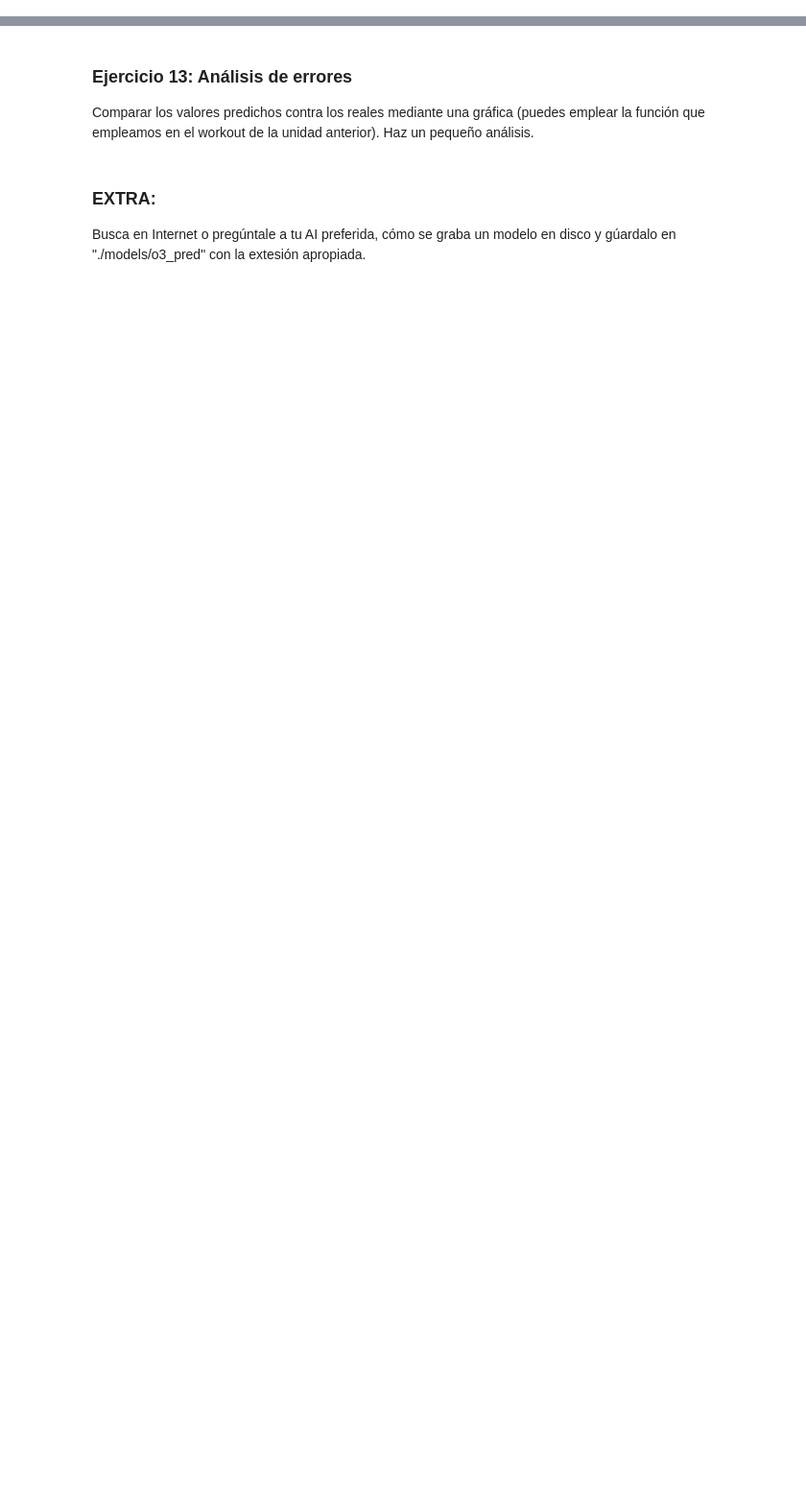
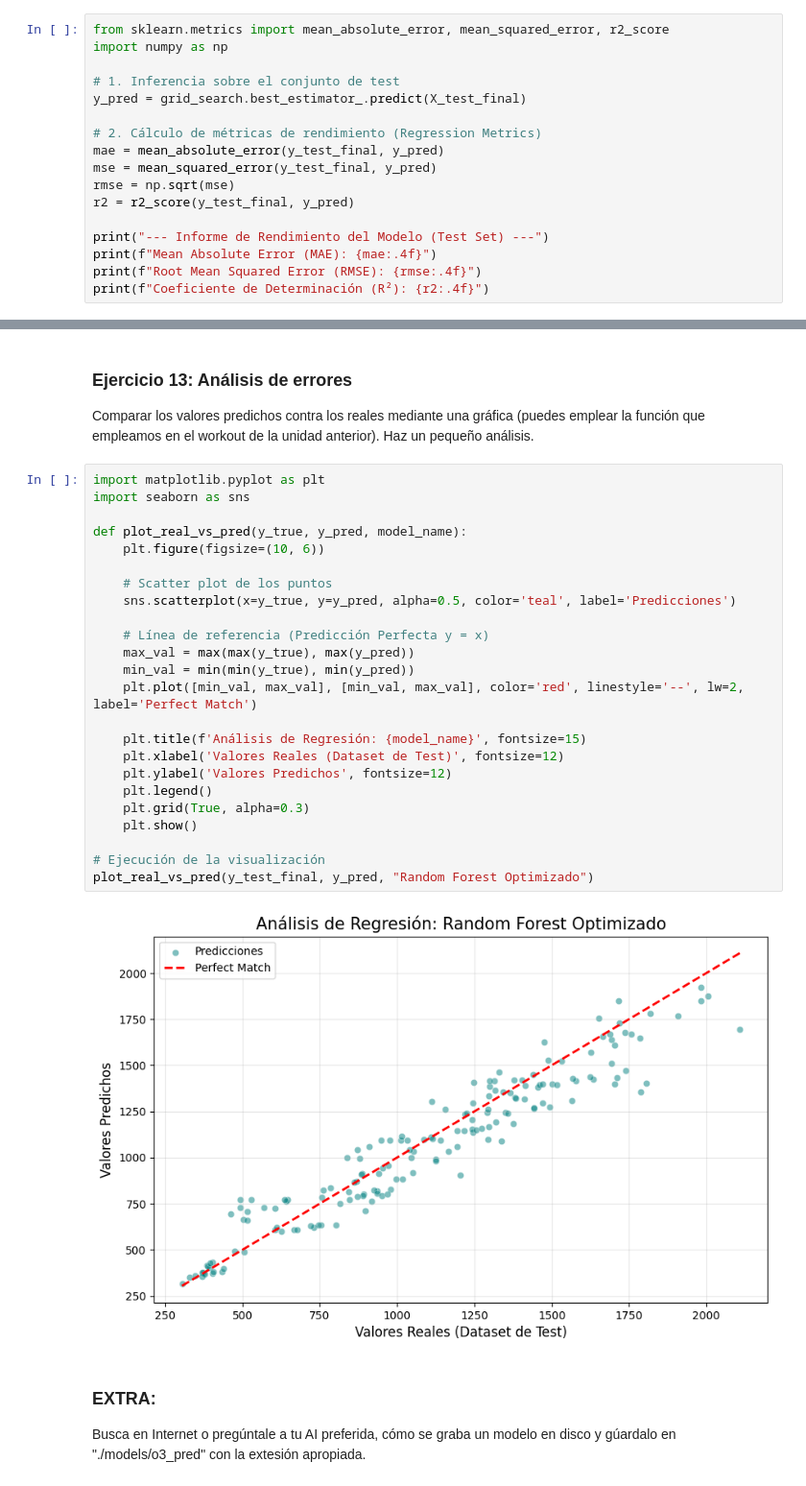
Before and after one commit to Whitee-12/DS-online-blanca, a Jupyter notebook: 04_Machine_Learning/Sprint_12/Unidad_02_ML_Supervisado_Repaso/02_Ejercicios_Workout/14_Ejercicios_Repaso_Regresion.ipynb, the cells around one changed output, grey strips where cells are left out. Shown at 96% size. Drawn from its saved outputs; the diff is of its cells as text; blank space fills up the shorter version.

```diff
--- a/04_Machine_Learning/Sprint_12/Unidad_02_ML_Supervisado_Repaso/02_Ejercicios_Workout/14_Ejercicios_Repaso_Regresion.ipynb
+++ b/04_Machine_Learning/Sprint_12/Unidad_02_ML_Supervisado_Repaso/02_Ejercicios_Workout/14_Ejercicios_Repaso_Regresion.ipynb
@@ -396,3 +436,20 @@ Escoge un grid para ajustar los hiperparámetros de tu modelo. Crea un objeto Gr
 ### Ejercicio 12: Evaluación del modelo
 
 Evalúa el modelo contra el dataset de test. Muestra el informe de clasificación y haz una valoración de si el hospital aceptaría el modelo o no.
+# %%
+from sklearn.metrics import mean_absolute_error, mean_squared_error, r2_score
+import numpy as np
+
+# 1. Inferencia sobre el conjunto de test
+y_pred = grid_search.best_estimator_.predict(X_test_final)
+
+# 2. Cálculo de métricas de rendimiento (Regression Metrics)
+mae = mean_absolute_error(y_test_final, y_pred)
+mse = mean_squared_error(y_test_final, y_pred)
+rmse = np.sqrt(mse)
+r2 = r2_score(y_test_final, y_pred)
+
+print("--- Informe de Rendimiento del Modelo (Test Set) ---")
+print(f"Mean Absolute Error (MAE): {mae:.4f}")
+print(f"Root Mean Squared Error (RMSE): {rmse:.4f}")
+print(f"Coeficiente de Determinación (R²): {r2:.4f}")
@@ -400,6 +462,32 @@ Evalúa el modelo contra el dataset de test. Muestra el informe de clasificació
 ### Ejercicio 13: Análisis de errores
 
 Comparar los valores predichos contra los reales mediante una gráfica (puedes emplear la función que empleamos en el workout de la unidad anterior). Haz un pequeño análisis.
+# %%
+import matplotlib.pyplot as plt
+import seaborn as sns
+
+def plot_real_vs_pred(y_true, y_pred, model_name):
+    plt.figure(figsize=(10, 6))
+
+    # Scatter plot de los puntos
+    sns.scatterplot(x=y_true, y=y_pred, alpha=0.5, color='teal', label='Predicciones')
+
+    # Línea de referencia (Predicción Perfecta y = x)
+    max_val = max(max(y_true), max(y_pred))
+    min_val = min(min(y_true), min(y_pred))
+    plt.plot([min_val, max_val], [min_val, max_val], color='red', linestyle='--', lw=2, label='Perfect Match')
+
+    plt.title(f'Análisis de Regresión: {model_name}', fontsize=15)
+    plt.xlabel('Valores Reales (Dataset de Test)', fontsize=12)
+    plt.ylabel('Valores Predichos', fontsize=12)
+    plt.legend()
+    plt.grid(True, alpha=0.3)
+    plt.show()
+
+# Ejecución de la visualización
+plot_real_vs_pred(y_test_final, y_pred, "Random Forest Optimizado")
+# %% [output]
+[figure, added]
 # %% [markdown]
 ### EXTRA:
 
```
Also changed, not shown: parts of 9 cells of this notebook, 1 other file.
